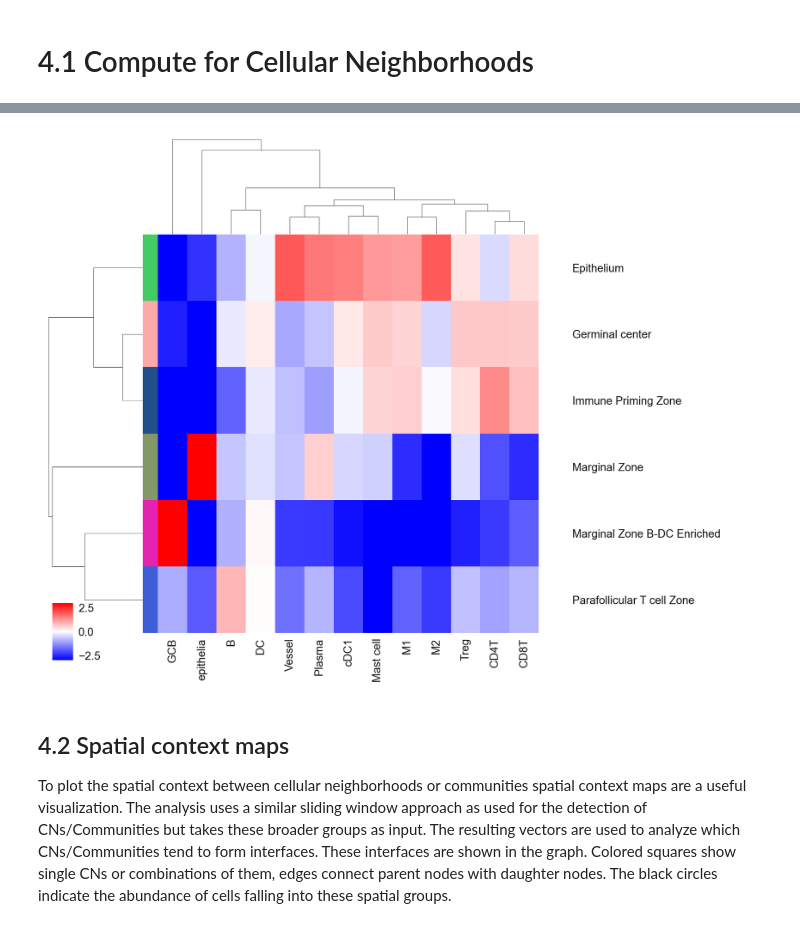
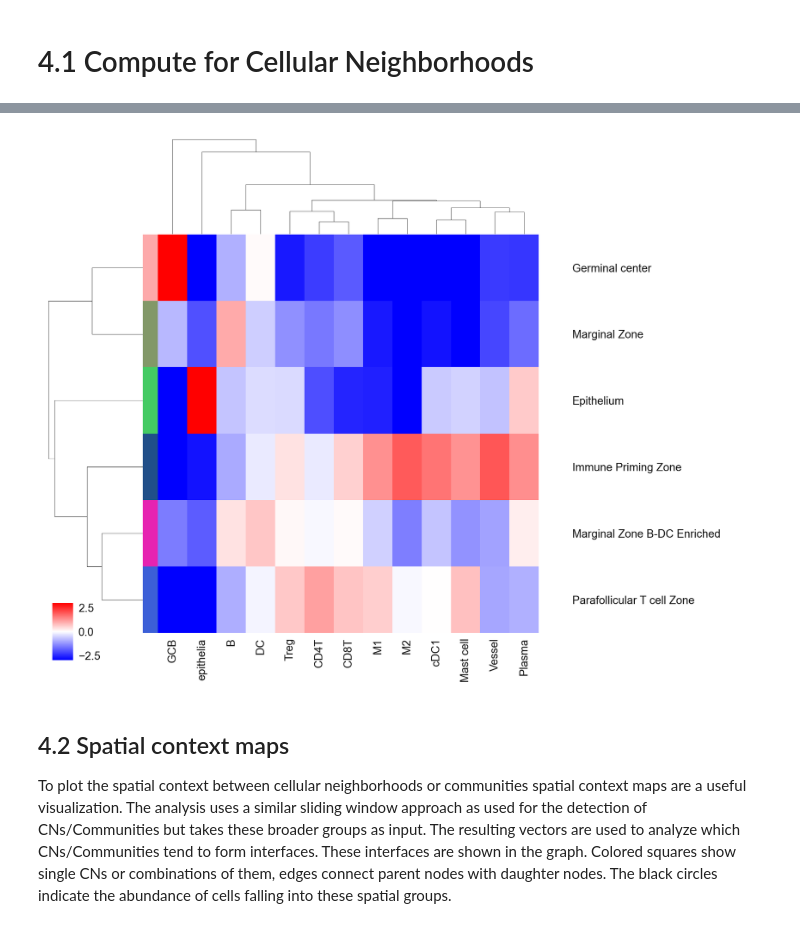
Before and after one commit to yuqiyuqitan/SPACEc, a Jupyter notebook: notebook/4.CN_analysis.ipynb, the cells around one changed output, grey strips where cells are left out. Drawn from its saved outputs; the diff is of its cells as text; code cells hidden in the pictures.

```diff
--- a/notebook/4.CN_analysis.ipynb
+++ b/notebook/4.CN_analysis.ipynb
@@ -43,7 +43,7 @@ AnnData object with n_obs × n_vars = 48776 × 58
 # tune k and n_neighborhoods to obtain the best result
 adata = tl_neighborhood_analysis_ad(adata,
                             unique_region = "unique_region",
-                            cluster_col = "celltype",
+                            cluster_col = "celltype_fine",
                             X = 'x', Y = 'y',
                             k = 20, # k nearest neighbors
                             n_neighborhoods = 6, #number of CNs
@@ -56,10 +56,21 @@ Finishing: 1/2 : reg010 0.07841610908508301 0.18119096755981445
 # %%
+# to better visualize the CN, we choose a CN palette
+# but if you set palette = None in the following function, it will randomly generate a palette for you
+cn_palette = {0: '#204F89',
+ 1: '#3C5FD7',
+ 2: '#829868',
+ 3: '#FDA9AA',
+ 4: '#E623B1',
+ 5: '#44CB63'}
+
 # plot CN to see what cell types are enriched per CN so that we can annotate them better
 pl_CN_exp_heatmap_ad(adata,
-                     cluster_col = "celltype",
+                     cluster_col = "celltype_fine",
                      cn_col = "CN_k20_n6",
+                     palette=cn_palette,
                      figsize=(10,8),
                      savefig = False,
-                     output_dir = output_dir
+                     output_dir = output_dir,
+                     rand_seed = 1
                     )
 # %% [output]
@@ -78,12 +90,12 @@ pl_catplot_ad(adata,
 # %%
 # Define neighborhood annotation for every cluster ID
 neighborhood_annotation = {
-    0: "Epithelium",
-    1: 'Immune Priming Zone',
+    0: 'Immune Priming Zone',
+    1: 'Parafollicular T cell Zone',
     2: 'Marginal Zone',
-    3: 'Parafollicular T cell Zone',
-    4: 'Germinal center',
-    5: 'Marginal Zone B-DC Enriched', # we dont have the DC markers to separate the inner pink from the outer pink; but they are both encountering immature B cells
+    3: 'Germinal center',
+    4: 'Marginal Zone B-DC Enriched',# we dont have the DC markers to separate the inner pink from the outer pink; but they are both encountering immature B cells
+    5: "Epithelium",
 }
 
 adata.obs['CN_k20_n6_annot'] = (
@@ -93,21 +105,20 @@ adata.obs['CN_k20_n6_annot'] = (
 )
 # %%
 # match the color of the annotated CN to the original CN
-cn_palette = dict(zip(np.sort(adata.obs["CN_k20_n6"].unique()), adata.uns["CN_k20_n6" + "_colors"]))
 cn_annt_palette = {neighborhood_annotation[key]: value for key, value in cn_palette.items()}
 
 # replotting with CN annotation
 pl_CN_exp_heatmap_ad(adata,
                       cluster_col = "celltype",
                       cn_col = "CN_k20_n6_annot",
                       palette = cn_annt_palette, #if None, there is randomly generated in the code
                       savefig=True,
                       figsize=(12,10),
                       output_fname = "",
                       output_dir = output_dir,
                       )
 # %% [output]
-[figure, old version]
+[figure, new version]
 # %%
 adata.write_h5ad(output_dir + 'adata_nn_demo_annotated_cn.h5ad')
 # %% [markdown]
```
Also changed, not shown: parts of 7 cells of this notebook.
